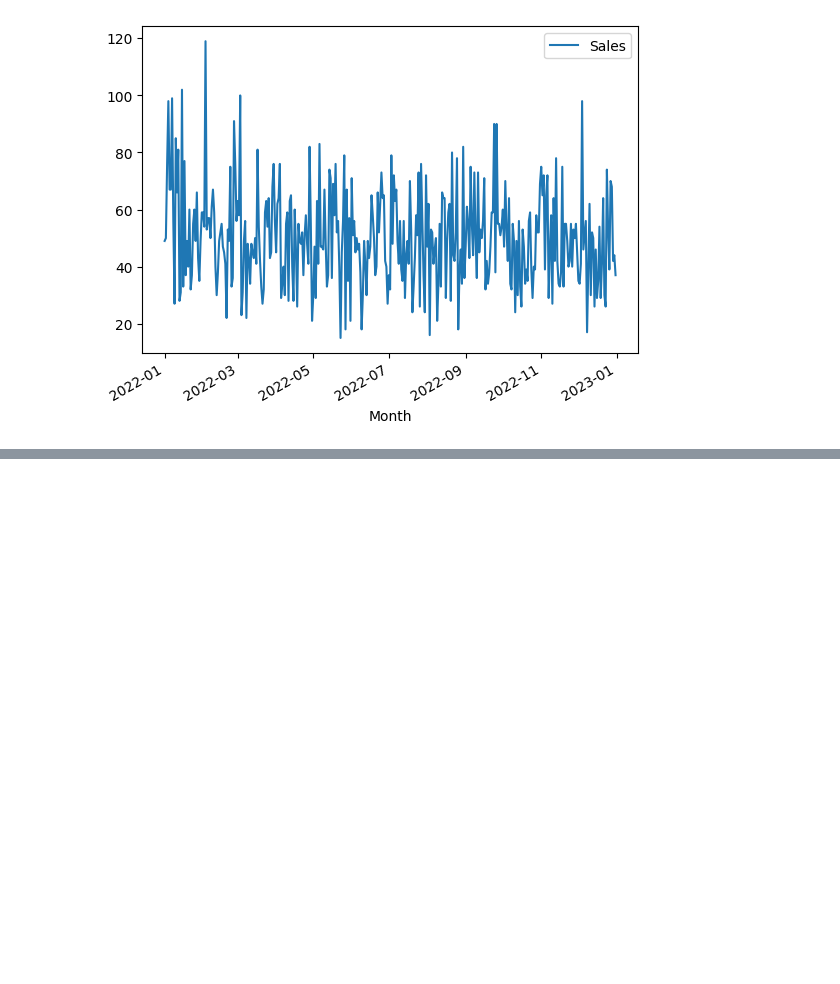
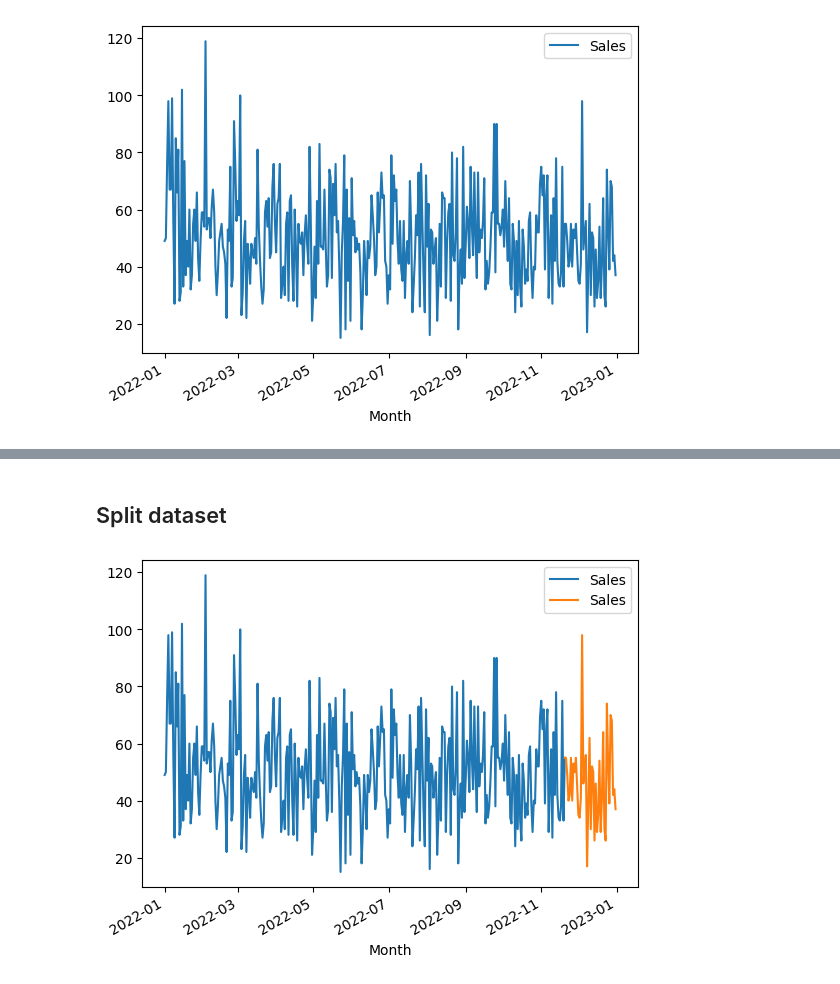
Before and after one commit to marginbridge/VIX-Kalbe-Nutritionals, a Jupyter notebook: regression_(time_series).ipynb, the cells around one changed output, grey strips where cells are left out. Drawn from its saved outputs; the diff is of its cells as text; code cells hidden in the pictures; blank space fills up the shorter version.

```diff
--- a/regression_(time_series).ipynb
+++ b/regression_(time_series).ipynb
@@ -288,5 +288,5 @@ df_merged = df3.copy()
 groupby by
 date lalu yang di aggregasi adalah qty di sum
 # %%
-df_grouped = df_merged.groupby('Date').agg({'Qty':['sum']}).reset_index()
-df_grouped.columns = ['Month','Sales']
+series = df_merged.groupby('Date').agg({'Qty':['sum']}).reset_index()
+series.columns = ['Month','Sales']
@@ -320,4 +320,4 @@ dtypes: int64(1), object(1)
 memory usage: 5.8+ KB
 # %%
 # convert into Datetime
-df_grouped['Month']=pd.to_datetime(df_grouped['Month'])
+series['Month']=pd.to_datetime(series['Month'])
@@ -378,3 +376,3 @@ from pmdarima.arima import auto_arima
 # %%
-df_grouped.set_index('Month',inplace=True)
+series.set_index('Month',inplace=True)
 # %%
@@ -388,0 +389,20 @@ from statsmodels.tsa.stattools import adfuller
+# %% [markdown]
+## Split dataset
+# %%
+train_start_dt = '2022-01-01'
+test_start_dt = '2022-11-20'
+
+train = series.loc[train_start_dt:test_start_dt].copy()
+test = series.loc[test_start_dt:].copy()
+# %%
+import matplotlib.pyplot as plt
+
+# plot untuk mengilustrasikan perbedaan train/test set
+fig, ax = pyplot.subplots()
+train.plot(ax=ax, label='training data');
+test.plot(ax=ax, label='testing data');
+
+ax.legend()
+plt.show()
+# %% [output]
+[figure, added]
```
Also changed, not shown: parts of 52 cells of this notebook.
